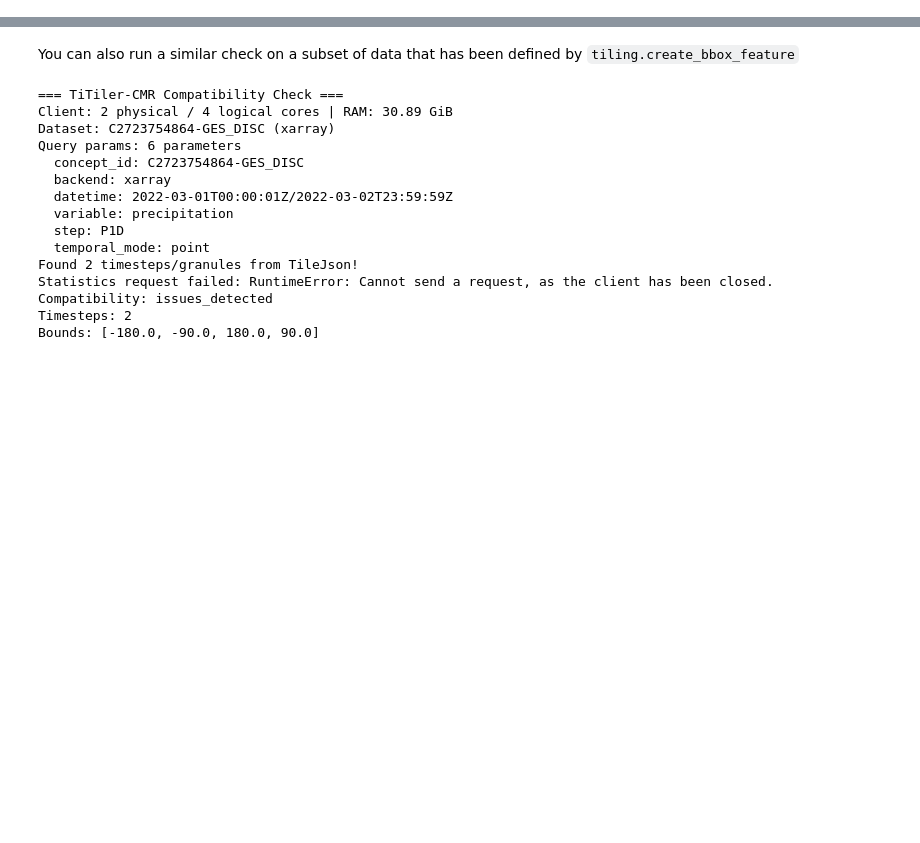
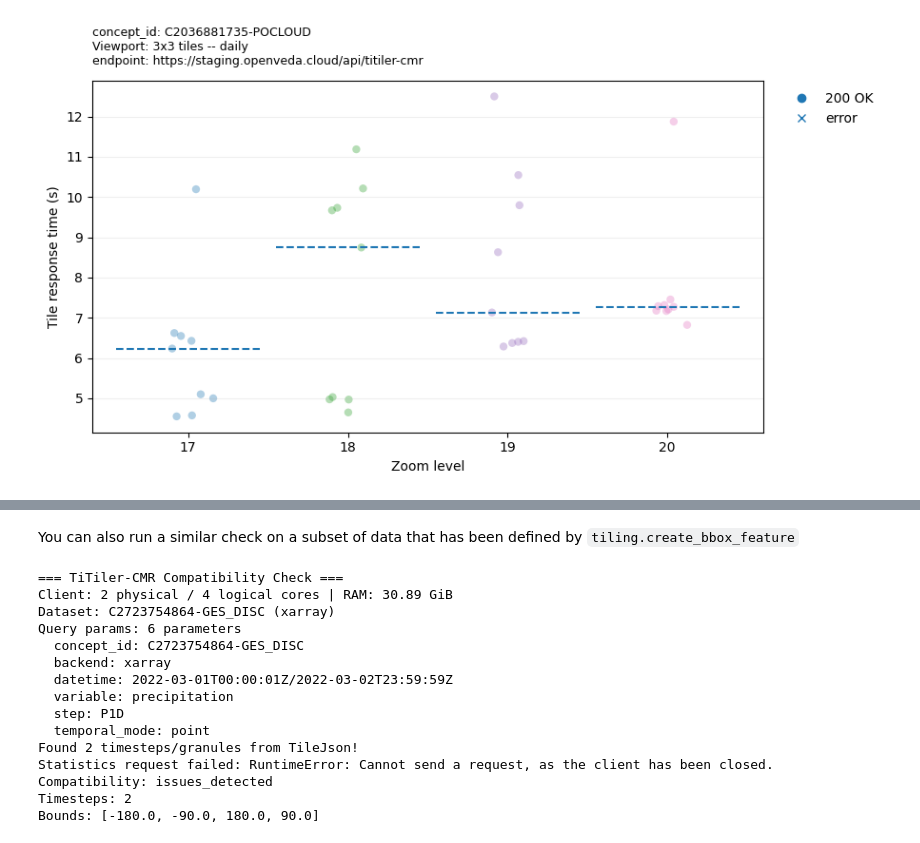
Before and after one commit to developmentseed/datacube-guide, a Jupyter notebook: docs/titiler-cmr/titiler-cmr-benchmark.ipynb, the cells around one changed output, grey strips where cells are left out. Drawn from its saved outputs; the diff is of its cells as text; code cells hidden in the pictures; blank space fills up the shorter version.

```diff
--- a/docs/titiler-cmr/titiler-cmr-benchmark.ipynb
+++ b/docs/titiler-cmr/titiler-cmr-benchmark.ipynb
@@ -163,0 +337,15 @@ for g in results:
+# %%
+df_viewport_day = await benchmark_viewport(
+            endpoint=endpoint,
+            dataset=ds_hls_day,
+            lng=lng,
+            lat=lat,
+            viewport_width=viewport_width,
+            viewport_height=viewport_height,
+            min_zoom=min_zoom,
+            max_zoom=max_zoom,
+            timeout_s=timeout_s,
+        )
+
+df_viewport_day_summary= tiling_benchmark_summary(df_viewport_day)
+df_viewport_day_summary
@@ -163,0 +417,13 @@ for g in results:
+# %%
+summary, (fig, ax) = summarize_and_plot_tiles_from_df(
+    df_viewport_day,
+    title_lines=[
+        "concept_id: C2036881735-POCLOUD",
+        "Viewport: 3x3 tiles -- daily",
+        "endpoint: https://staging.openveda.cloud/api/titiler-cmr",
+    ],
+)
+
+plt.show()
+# %% [output]
+[figure, added]
```
Also changed, not shown: parts of 46 cells of this notebook, 3 other files.
